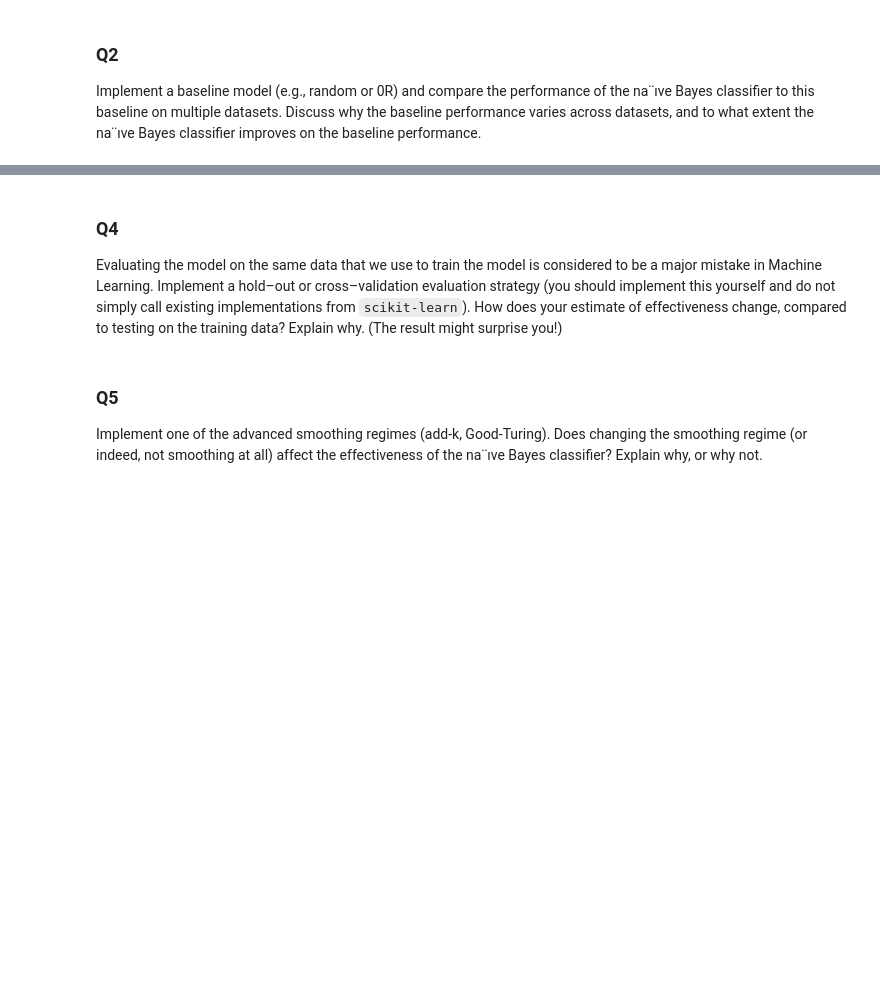
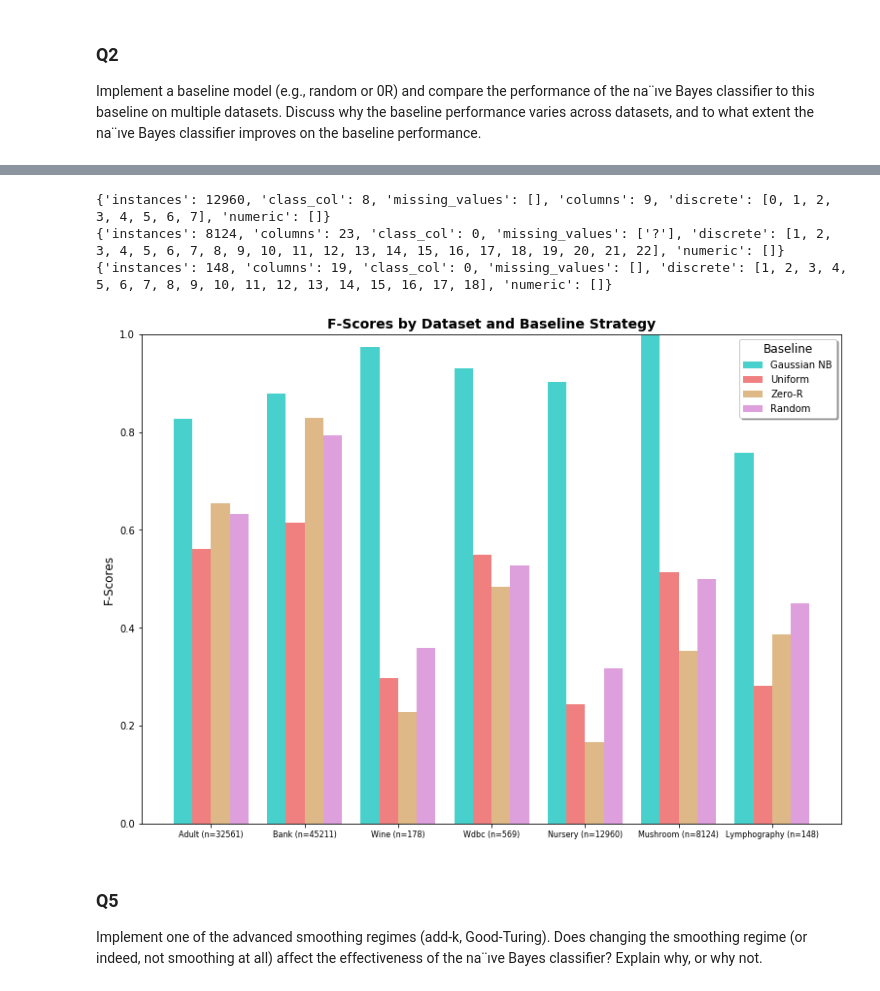
Before and after one commit to rohan-hitchcock/comp30027-machine-learning, a Jupyter notebook: ass1/src/submission/submission.ipynb, the cells around one changed output, grey strips where cells are left out. Cells and saved outputs as stored; diff of their text form; code cells hidden in the pictures; blank space fills up the shorter version.

```diff
--- a/ass1/src/submission/submission.ipynb
+++ b/ass1/src/submission/submission.ipynb
@@ -76,3 +491,0 @@ Since it’s difficult to model the probabilities of ordinal data, ordinal attri
-# %% [markdown]
-### Q4
-Evaluating the model on the same data that we use to train the model is considered to be a major mistake in Machine Learning. Implement a hold–out or cross–validation evaluation strategy (you should implement this yourself and do not simply call existing implementations from `scikit-learn`). How does your estimate of effectiveness change, compared to testing on the training data? Explain why. (The result might surprise you!)
@@ -79,3 +606,80 @@ Evaluating the model on the same data that we use to train the model is consider
+# %%
+# Loading in additional datasets
+nurs, nurs_cnfg = preprocess(NURSERY)
+mush, mush_cnfg = preprocess(MUSHROOM)
+lymph, lymph_cnfg = preprocess(LYMPHOGRAPHY)
+
+# Normal Gaussian with new datasets
+nurs_r = cross_validation_runner(nurs, nurs_cnfg, NUM_PARTITIONS)
+mush_r = cross_validation_runner(mush, mush_cnfg, NUM_PARTITIONS)
+lymph_r = cross_validation_runner(lymph, lymph_cnfg, NUM_PARTITIONS)
+
+#Uniform
+adult_uni = baseline_runner(adult, adult_cnfg, strategy=classify_uniform)
+bank_uni = baseline_runner(bank, bank_cnfg, strategy=classify_uniform)
+wine_uni = baseline_runner(wine, wine_cnfg, strategy=classify_uniform)
+wdbc_uni = baseline_runner(wdbc, wdbc_cnfg, strategy=classify_uniform)
+nurs_uni = baseline_runner(nurs, nurs_cnfg, strategy=classify_uniform)
+mush_uni = baseline_runner(mush, mush_cnfg, strategy=classify_uniform)
+lymph_uni = baseline_runner(lymph, lymph_cnfg, strategy=classify_uniform)
+#zero_r
+adult_0r = baseline_runner(adult, adult_cnfg, strategy=classify_zero_r)
+bank_0r = baseline_runner(bank, bank_cnfg, strategy=classify_zero_r)
+wine_0r = baseline_runner(wine, wine_cnfg, strategy=classify_zero_r)
+wdbc_0r = baseline_runner(wdbc, wdbc_cnfg, strategy=classify_zero_r)
+nurs_0r = baseline_runner(nurs, nurs_cnfg, strategy=classify_zero_r)
+mush_0r = baseline_runner(mush, mush_cnfg, strategy=classify_zero_r)
+lymph_0r = baseline_runner(lymph, lymph_cnfg, strategy=classify_zero_r)
+#Random
+adult_ran = baseline_runner(adult, adult_cnfg)
+bank_ran = baseline_runner(bank, bank_cnfg)
+wine_ran = baseline_runner(wine, wine_cnfg)
+wdbc_ran = baseline_runner(wdbc, wdbc_cnfg)
+nurs_ran = baseline_runner(nurs, nurs_cnfg)
+mush_ran = baseline_runner(mush, mush_cnfg)
+lymph_ran = baseline_runner(lymph, lymph_cnfg)
+# %% [output]
+{'instances': 12960, 'class_col': 8, 'missing_values': [], 'columns': 9, 'discrete': [0, 1, 2, 3, 4, 5, 6, 7], 'numeric': []}
+{'instances': 8124, 'columns': 23, 'class_col': 0, 'missing_values': ['?'], 'discrete': [1, 2, 3, 4, 5, 6, 7, 8, 9, 10, 11, 12, 13, 14, 15, 16, 17, 18, 19, 20, 21, 22], 'numeric': []}
+{'instances': 148, 'columns': 19, 'class_col': 0, 'missing_values': [], 'discrete': [1, 2, 3, 4, 5, 6, 7, 8, 9, 10, 11, 12, 13, 14, 15, 16, 17, 18], 'numeric': []}
+# %%
+plt.rcParams['figure.figsize'] = [10, 7]
+
+gaus = np.array((adult_r["f-score"], bank_r["f-score"], wine_r["f-score"], wdbc_r["f-score"],
+                 nurs_r["f-score"], mush_r["f-score"],lymph_r["f-score"]))
+
+FSCORE_IND = 3
+uni = np.array((adult_uni[FSCORE_IND], bank_uni[FSCORE_IND], wine_uni[FSCORE_IND], wdbc_uni[FSCORE_IND],
+                nurs_uni[FSCORE_IND], mush_uni[FSCORE_IND], lymph_uni[FSCORE_IND]))
+zeror = np.array((adult_0r[FSCORE_IND], bank_0r[FSCORE_IND], wine_0r[FSCORE_IND], wdbc_0r[FSCORE_IND],
+                  nurs_0r[FSCORE_IND], mush_0r[FSCORE_IND], lymph_0r[FSCORE_IND]))
+random = np.array((adult_ran[FSCORE_IND], bank_ran[FSCORE_IND], wine_ran[FSCORE_IND], wdbc_ran[FSCORE_IND],
+                   nurs_ran[FSCORE_IND], mush_ran[FSCORE_IND], lymph_ran[FSCORE_IND]))
+
+X = np.arange(7)
+ind = X + 0.3
+fig = plt.figure()
+ax = fig.add_axes([0,0,1,1])
+ax.set_ylim(0,1)
+ax.bar(X + 0.00, gaus, color = 'mediumturquoise', width = 0.2)
+ax.bar(X + 0.2, uni, color = 'lightcoral', width = 0.2)
+ax.bar(X + 0.4, zeror, color = 'burlywood', width = 0.2)
+ax.bar(X + 0.6, random, color = 'plum', width = 0.2)
+
+plt.ylabel('F-Scores', size=12)
+plt.title('F-Scores by Dataset and Baseline Strategy', weight='bold',size=14)
+plt.xticks(ind, ('Adult (n=' + str(adult_cnfg["instances"])+')',
+                 'Bank (n=' + str(bank_cnfg["instances"])+')',
+                 'Wine (n=' + str(wine_cnfg["instances"])+')',
+                 'Wdbc (n=' + str(wdbc_cnfg["instances"])+')',
+                 'Nursery (n=' + str(nurs_cnfg["instances"])+')',
+                 'Mushroom (n=' + str(mush_cnfg["instances"])+')',
+                 'Lymphography (n=' + str(lymph_cnfg["instances"])+')'), size=8)
+plt.legend(('Gaussian NB', 'Uniform', 'Zero-R', 'Random'), shadow=True, title="Baseline",title_fontsize=12)
+
+plt.show()
+# %% [output]
+[figure, added]
 # %% [markdown]
 ### Q5
 Implement one of the advanced smoothing regimes (add-k, Good-Turing). Does changing the smoothing regime (or indeed, not smoothing at all) affect the effectiveness of the na¨ıve Bayes classifier? Explain why, or why not.
```
Also changed, not shown: parts of 24 cells of this notebook.
